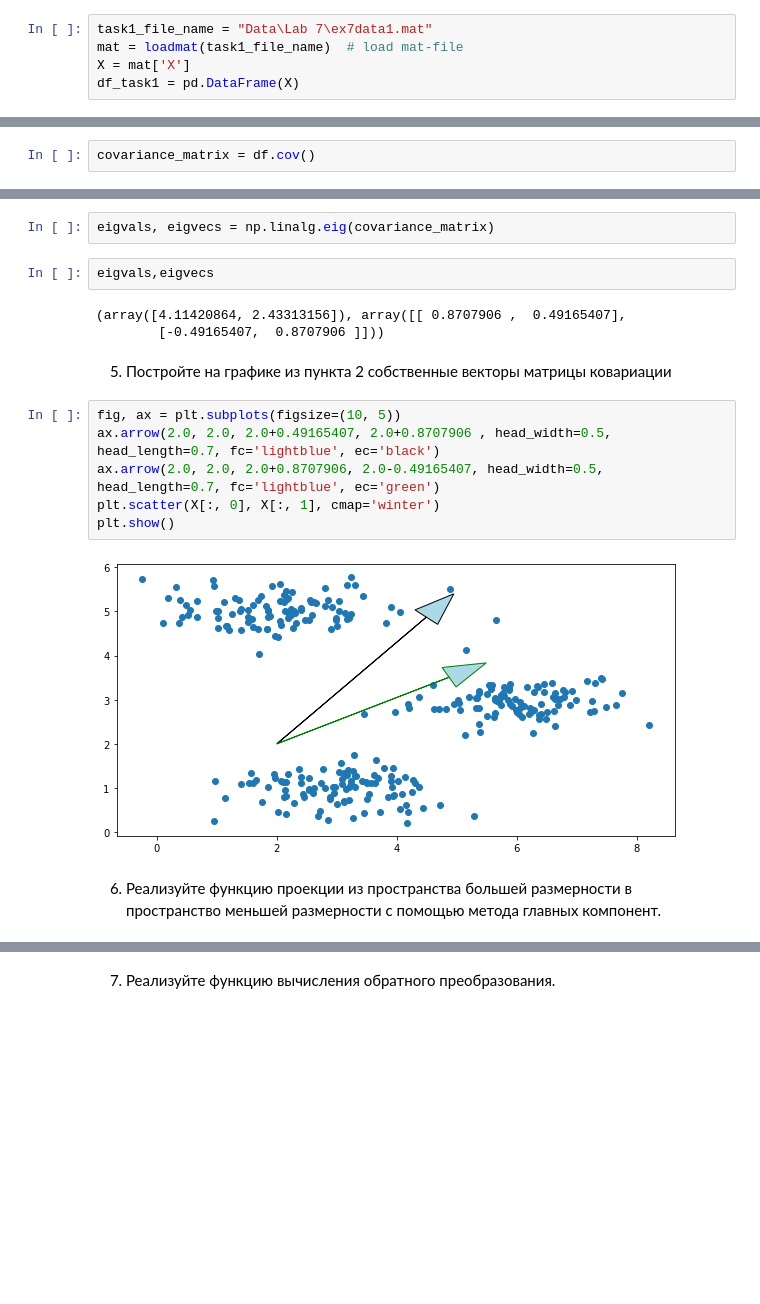
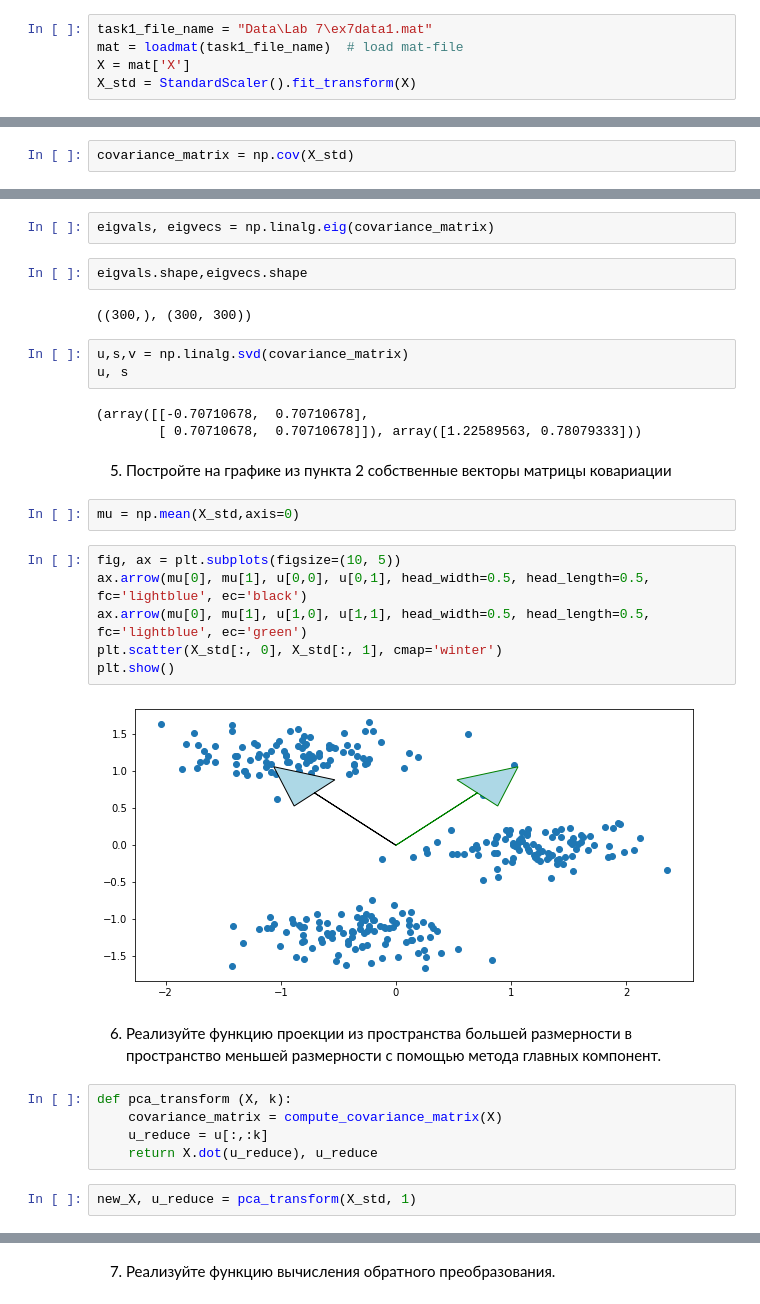
Before and after one commit to Alessandroo/MachineLearningForBSUIR, a Jupyter notebook: Lab 7.ipynb, the cells around one changed output, grey strips where cells are left out. Cells and saved outputs as stored; diff of their text form; blank space fills up the shorter version.

```diff
--- a/Lab 7.ipynb
+++ b/Lab 7.ipynb
@@ -25,4 +26,4 @@ from PIL import Image
 task1_file_name = "Data\Lab 7\ex7data1.mat"
 mat = loadmat(task1_file_name)  # load mat-file
 X = mat['X']
-df_task1 = pd.DataFrame(X)
+X_std = StandardScaler().fit_transform(X)
@@ -54,2 +60,2 @@ array([[ 3.70785242, -0.71971574],
 # %%
-covariance_matrix = df.cov()
+covariance_matrix = np.cov(X_std)
@@ -71,22 +66,36 @@ array([[ 3.70785242, -0.71971574],
 # %%
 eigvals, eigvecs = np.linalg.eig(covariance_matrix)
 # %%
-eigvals,eigvecs
+eigvals.shape,eigvecs.shape
 # %% [output]
-(array([4.11420864, 2.43313156]), array([[ 0.8707906 ,  0.49165407],
-        [-0.49165407,  0.8707906 ]]))
+((300,), (300, 300))
+# %%
+u,s,v = np.linalg.svd(covariance_matrix)
+u, s
+# %% [output]
+(array([[-0.70710678,  0.70710678],
+        [ 0.70710678,  0.70710678]]), array([1.22589563, 0.78079333]))
 # %% [markdown]
 5. Постройте на графике из пункта 2 собственные векторы матрицы
 ковариации
+# %%
+mu = np.mean(X_std,axis=0)
 # %%
 fig, ax = plt.subplots(figsize=(10, 5))
-ax.arrow(2.0, 2.0, 2.0+0.49165407, 2.0+0.8707906 , head_width=0.5, head_length=0.7, fc='lightblue', ec='black')
-ax.arrow(2.0, 2.0, 2.0+0.8707906, 2.0-0.49165407, head_width=0.5, head_length=0.7, fc='lightblue', ec='green')
-plt.scatter(X[:, 0], X[:, 1], cmap='winter')
+ax.arrow(mu[0], mu[1], u[0,0], u[0,1], head_width=0.5, head_length=0.5, fc='lightblue', ec='black')
+ax.arrow(mu[0], mu[1], u[1,0], u[1,1], head_width=0.5, head_length=0.5, fc='lightblue', ec='green')
+plt.scatter(X_std[:, 0], X_std[:, 1], cmap='winter')
 plt.show()
 # %% [output]
-[figure, old version]
+[figure, new version]
 # %% [markdown]
 6. Реализуйте функцию проекции из пространства большей размерности в
 пространство меньшей размерности с помощью метода главных
 компонент.
+# %%
+def pca_transform (X, k):
+    covariance_matrix = compute_covariance_matrix(X)
+    u_reduce = u[:,:k]
+    return X.dot(u_reduce), u_reduce
+# %%
+new_X, u_reduce = pca_transform(X_std, 1)
```
Also changed, not shown: parts of 76 cells of this notebook, 4 other files.
